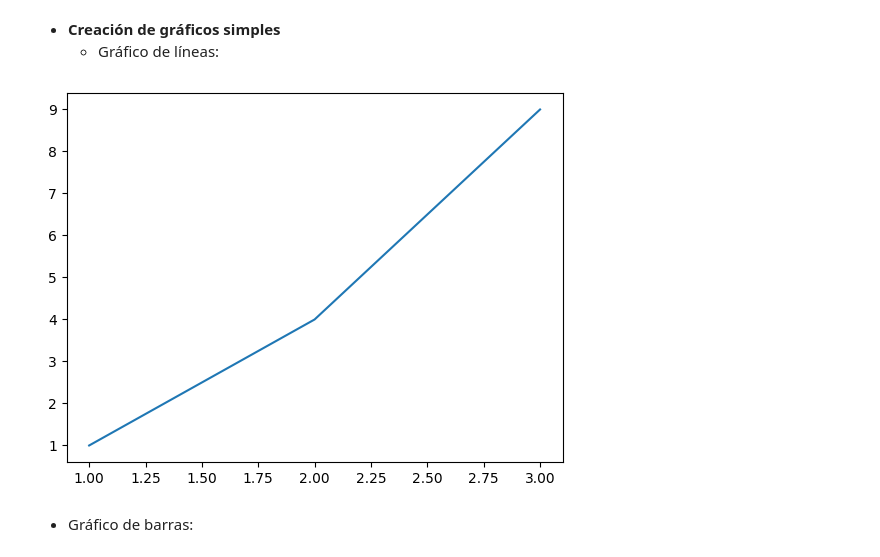
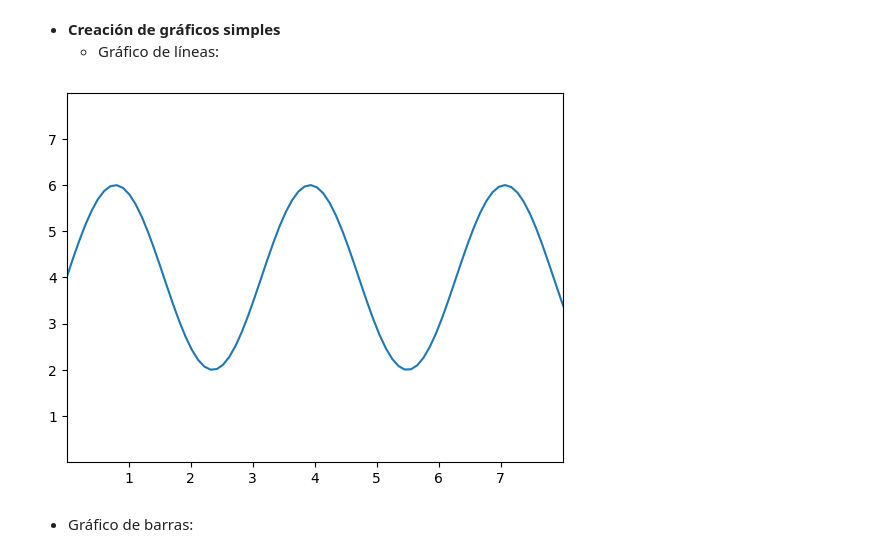
Before and after one commit to DanAndCastRod/python_DataScience, a Jupyter notebook: Session4.3.matplotlib_seaborn.ipynb, the cells around one changed output. Cells and saved outputs as stored; diff of their text form; code cells hidden in the pictures.

```diff
--- a/Session4.3.matplotlib_seaborn.ipynb
+++ b/Session4.3.matplotlib_seaborn.ipynb
@@ -29,10 +30,16 @@ import pandas as pd
 - **Creación de gráficos simples**
     - Gráfico de líneas:
 # %%
-plt.plot([1, 2, 3], [1, 4, 9])
+x = np.linspace(0,10,100)
+y = 4+2*np.sin(2*x)
+plt.plot(x,y)
+plt.xlim(0,8)
+plt.ylim(0,8)
+plt.xticks(np.arange(1,8))
+plt.yticks(np.arange(1,8))
 plt.show()
 # %% [output]
-[figure, old version]
+[figure, new version]
 # %% [markdown]
 - Gráfico de barras:
 # %%
```
Also changed, not shown: parts of 17 cells of this notebook.
